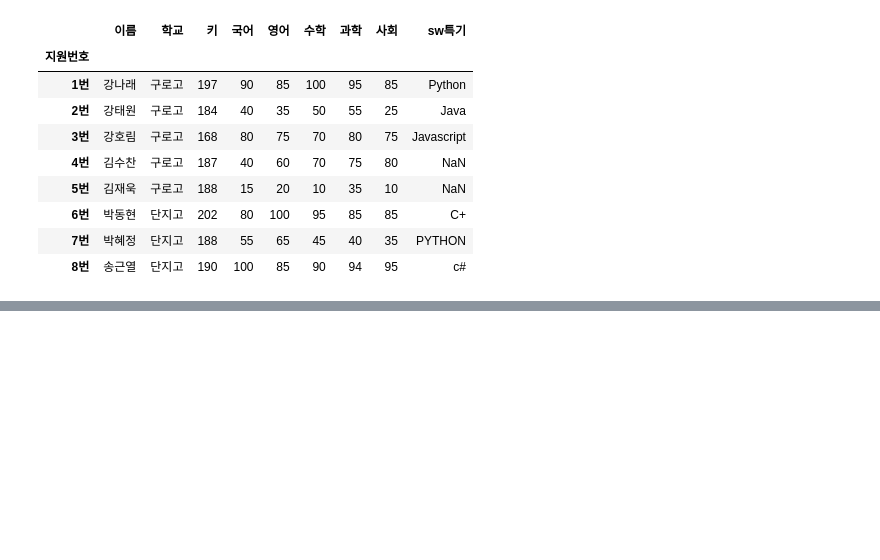
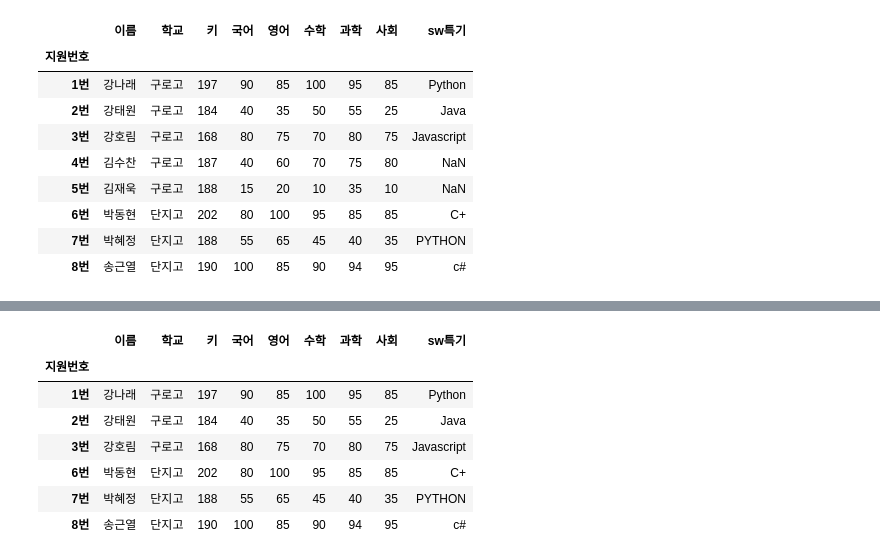
Before and after one commit to studypython99/Medical-1, a Jupyter notebook: d0509/d0509_04_fillna_dropna.ipynb, the cells around one changed output, grey strips where cells are left out. Cells and saved outputs as stored; diff of their text form; code cells hidden in the pictures; blank space fills up the shorter version.

```diff
--- a/d0509/d0509_04_fillna_dropna.ipynb
+++ b/d0509/d0509_04_fillna_dropna.ipynb
@@ -36,0 +56,28 @@ df
+# %%
+# Nan 이 있는 컬럼에서 모든 컬럼이 Nan인것만 삭제
+df.dropna(axis='columns',how='all',inplace=True)
+df
+# %%
+# Nan 이 있는 컬럼에서 하나라도 포함되어 있다면 삭제
+df.dropna(axis='columns',how='any',inplace=True)
+df
+# %%
+# 4번 김수찬 영어 Nan 으로 만들기
+df.loc['4번','영어'] = np.NaN
+df
+# Nan 날리기
+df.dropna(axis='columns',how='any',inplace=True)
+df
+# %%
+# Nan 들어가 있는 index에서 1개라도 Nan이 포함되어 있다면 삭제
+df.dropna(axis='index',how='any',inplace=True)
+df
+# %% [output]
+|  | 이름 | 학교 | 키 | 국어 | 영어 | 수학 | 과학 | 사회 | sw특기 |
+| 지원번호 |  |  |  |  |  |  |  |  |  |
+| 1번 | 강나래 | 구로고 | 197 | 90 | 85 | 100 | 95 | 85 | Python |
+| 2번 | 강태원 | 구로고 | 184 | 40 | 35 | 50 | 55 | 25 | Java |
+| 3번 | 강호림 | 구로고 | 168 | 80 | 75 | 70 | 80 | 75 | Javascript |
+| 6번 | 박동현 | 단지고 | 202 | 80 | 100 | 95 | 85 | 85 | C+ |
+| 7번 | 박혜정 | 단지고 | 188 | 55 | 65 | 45 | 40 | 35 | PYTHON |
+| 8번 | 송근열 | 단지고 | 190 | 100 | 85 | 90 | 94 | 95 | c# |
```
Also changed, not shown: parts of 8 cells of this notebook, 12 other files.
